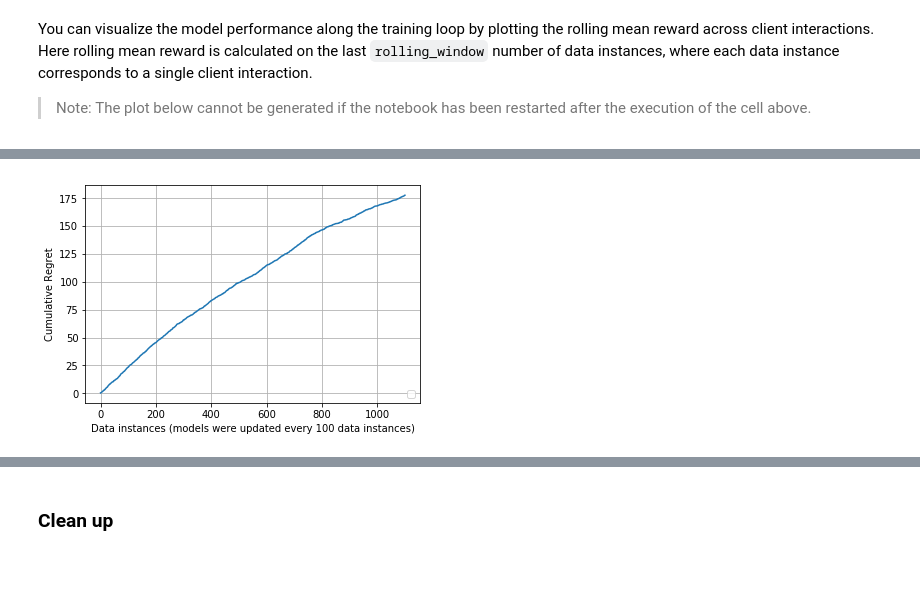
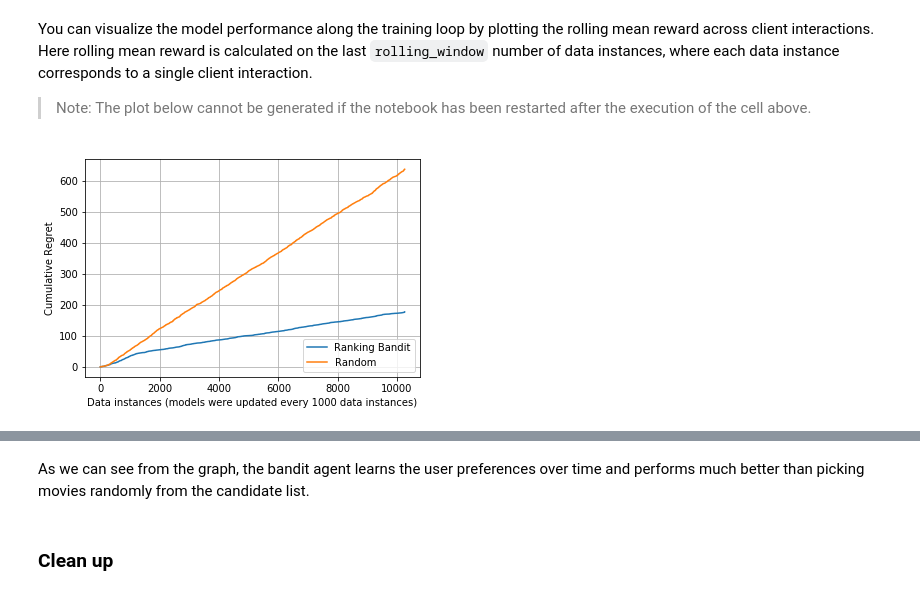
Before and after one commit to saurabh3949/amazon-sagemaker-examples, a Jupyter notebook: reinforcement_learning/bandits_recsys_sim/bandits_gym_adf.ipynb, the cells around one changed output, grey strips where cells are left out. Drawn from its saved outputs; the diff is of its cells as text; code cells hidden in the pictures; blank space fills up the shorter version.

```diff
--- a/reinforcement_learning/bandits_recsys_sim/bandits_gym_adf.ipynb
+++ b/reinforcement_learning/bandits_recsys_sim/bandits_gym_adf.ipynb
@@ -292,7 +239,7 @@ do_evaluation = False
 # %%
 start_time = time.time()
 total_loops = 10 # Increase for higher accuracy
-batch_size = 100 # Model will be trained after every 500 data instances
+batch_size = 300 # Model will be trained after every 300 data instances
 rewards_list = []
 
 local_mode = bandits_experiment.local_mode
@@ -307,29 +254,27 @@ for loop_no in range(total_loops):
 
 
     for i in range(batch_size):
-        obs, reward, _, info = env.step(actions)
-        user_embedding = obs[0].squeeze()
-        items_embedding = np.array(obs[1:]).squeeze()
-        true_scores = np.dot(items_embedding, user_embedding)
+        user_embedding = obs[0]
+        items_embedding = obs[1]
         actions, event_id, model_id, action_probs, sample_prob = predictor.get_actions(shared_context=user_embedding.tolist(),
-                                                                                       actions_context=items_embedding.tolist())
-        action = actions[0]
+                                                                                       actions_context=items_embedding.tolist(),
+                                                                                       top_k=top_k)
+        obs, rewards, _, info = env.step(actions)
 
-        # Since the true reward is the dot product of user and item embedding, it is calculated as:
-        reward = true_scores[action]
+        for index, reward in enumerate(rewards):
+            # Store feedback in train_buffer
+            blob = {"reward": reward,
+                     "event_id": event_id,
+                     "action": actions[index],
+                     "action_prob": action_probs[index],
+                     "model_id": model_id,
+                     "shared_context": user_embedding.tolist(),
+                     "actions_context": items_embedding.tolist(),
+                     "sample_prob": sample_prob}
+            train_buffer.append(blob)
 
-        # Store feedback in train_buffer
-        blob = {"reward": reward,
-                 "event_id": event_id,
-                 "action": action,
-                 "action_prob": action_probs[0],
-                 "model_id": model_id,
-                 "shared_context": user_embedding.tolist(),
-                 "actions_context": items_embedding.tolist(),
-                 "sample_prob": sample_prob}
-        train_buffer.append(blob)
-        all_rewards.append(reward)
         all_regrets.append(info["total_regret"])
+        all_regrets_random_actions.append(info["random_regret"])
 
     # Local/Athena join
     if local_mode:
@@ -357,16 +302,18 @@ You can visualize the model performance along the training loop by plotting the
 # %%
 %%time
 import matplotlib.pyplot as plt
 from pylab import rcParams
 import pandas as pd
 %matplotlib inline
 
-plt.plot(all_regrets)
+plt.plot(all_regrets, label="Ranking Bandit")
+plt.plot(all_regrets_random_actions, label="Random")
 
-plt.legend(loc=4, prop={'size': 10})
+plt.legend(loc=4, prop={'size': 10},)
 plt.tick_params(axis='both', which='major', labelsize=10)
 plt.xlabel('Data instances (models were updated every %s data instances)' % batch_size, size=10)
 plt.ylabel('Cumulative Regret', size=10)
 plt.grid()
 plt.show()
 # %% [output]
+[figure, new version]
@@ -374 +321,0 @@ WARNING:matplotlib.legend:No handles with labels found to put in legend.
-[figure, old version]
@@ -377,3 +322,5 @@ Wall time: 682 ms
+# %% [markdown]
+As we can see from the graph, the bandit agent learns the user preferences over time and performs much better than picking movies randomly from the candidate list.
 # %% [markdown]
 ### Clean up
 # %% [markdown]
```
Also changed, not shown: parts of 22 cells of this notebook, 1 other file.
